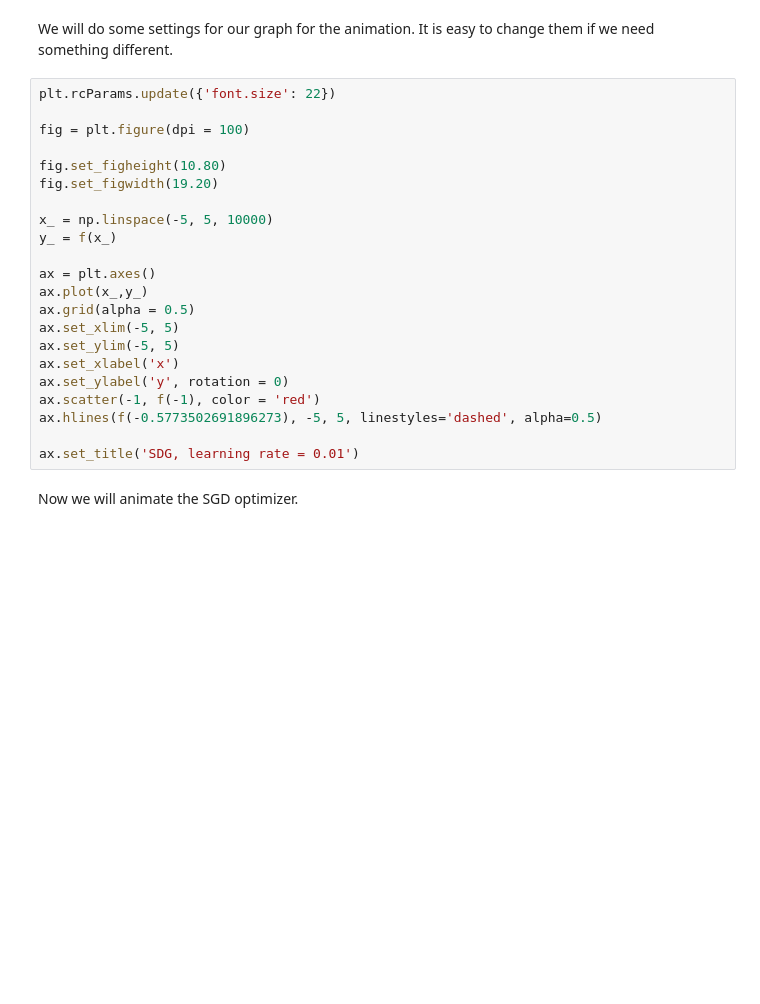
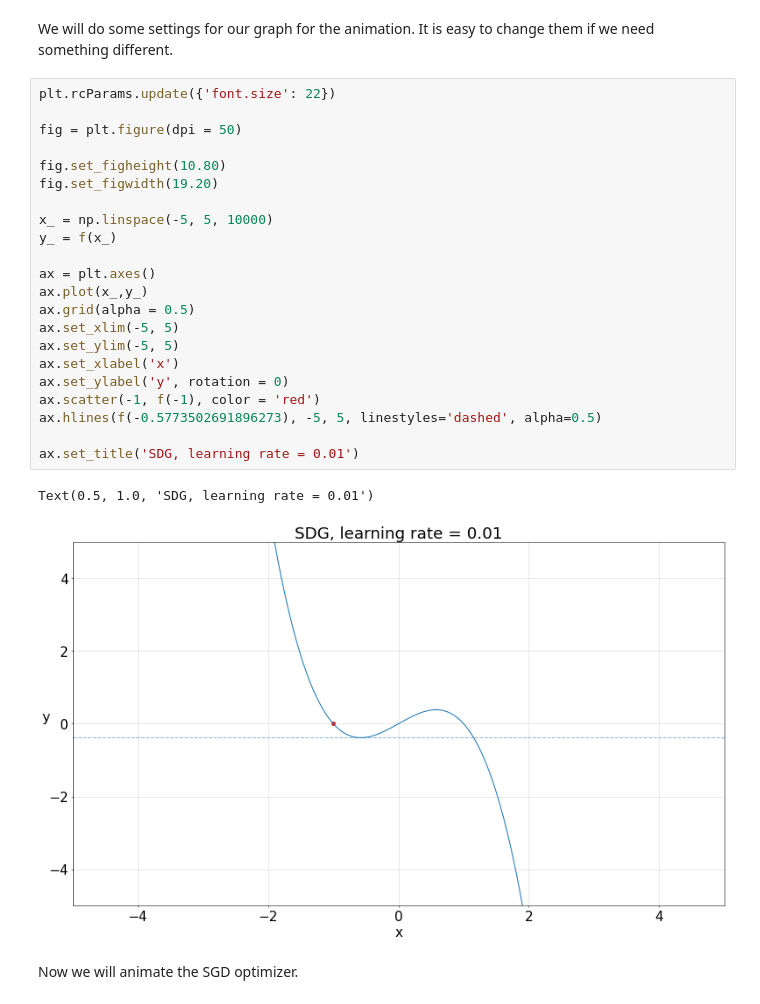
Before and after one commit to Baker-B/nn_conspect, a Jupyter notebook: own_tutorial_4.ipynb, the cells around one changed output. Drawn from its saved outputs; the diff is of its cells as text; blank space fills up the shorter version.

```diff
--- a/own_tutorial_4.ipynb
+++ b/own_tutorial_4.ipynb
@@ -128,25 +151,28 @@ We will do some settings for our graph for the animation. It is easy to change t
 # %%
 plt.rcParams.update({'font.size': 22})
 
-fig = plt.figure(dpi = 100)
+fig = plt.figure(dpi = 50)
 
 fig.set_figheight(10.80)
 fig.set_figwidth(19.20)
 
 x_ = np.linspace(-5, 5, 10000)
 y_ = f(x_)
 
 ax = plt.axes()
 ax.plot(x_,y_)
 ax.grid(alpha = 0.5)
 ax.set_xlim(-5, 5)
 ax.set_ylim(-5, 5)
 ax.set_xlabel('x')
 ax.set_ylabel('y', rotation = 0)
 ax.scatter(-1, f(-1), color = 'red')
 ax.hlines(f(-0.5773502691896273), -5, 5, linestyles='dashed', alpha=0.5)
 
 ax.set_title('SDG, learning rate = 0.01')
+# %% [output]
+Text(0.5, 1.0, 'SDG, learning rate = 0.01')
+[figure, added]
 # %% [markdown]
 Now we will animate the SGD optimizer.
 # %%
```
Also changed, not shown: parts of 18 cells of this notebook, 4 other files.
